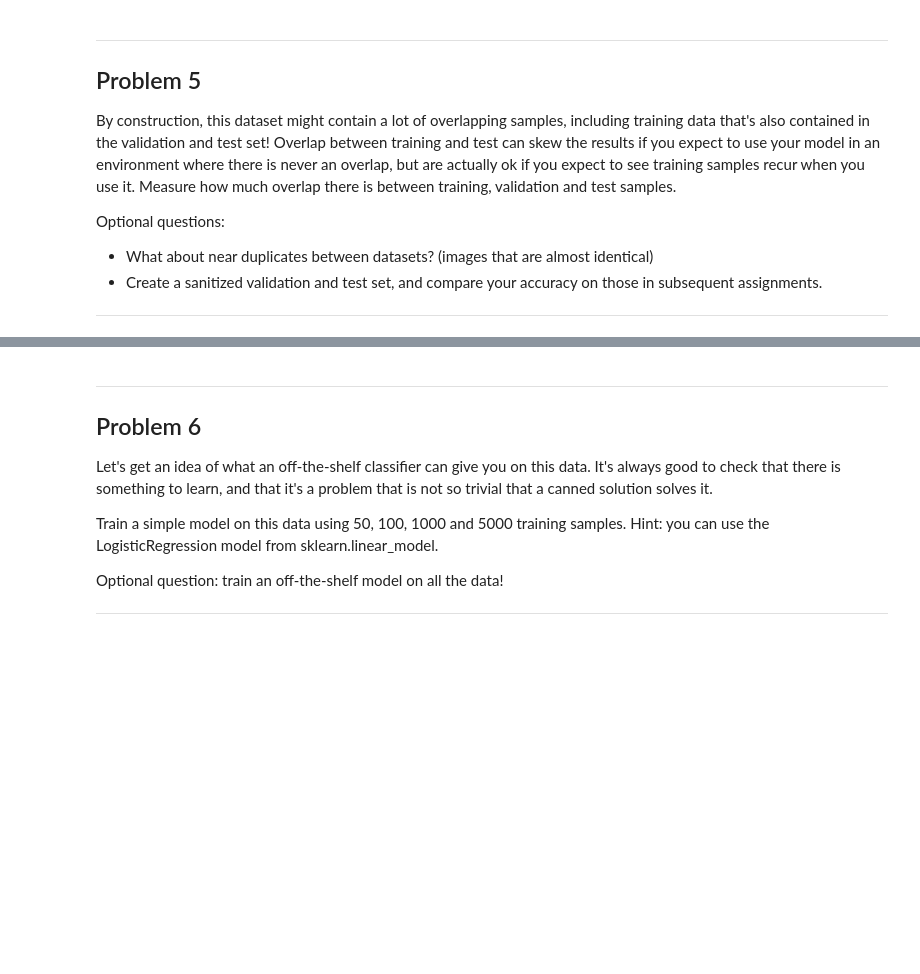
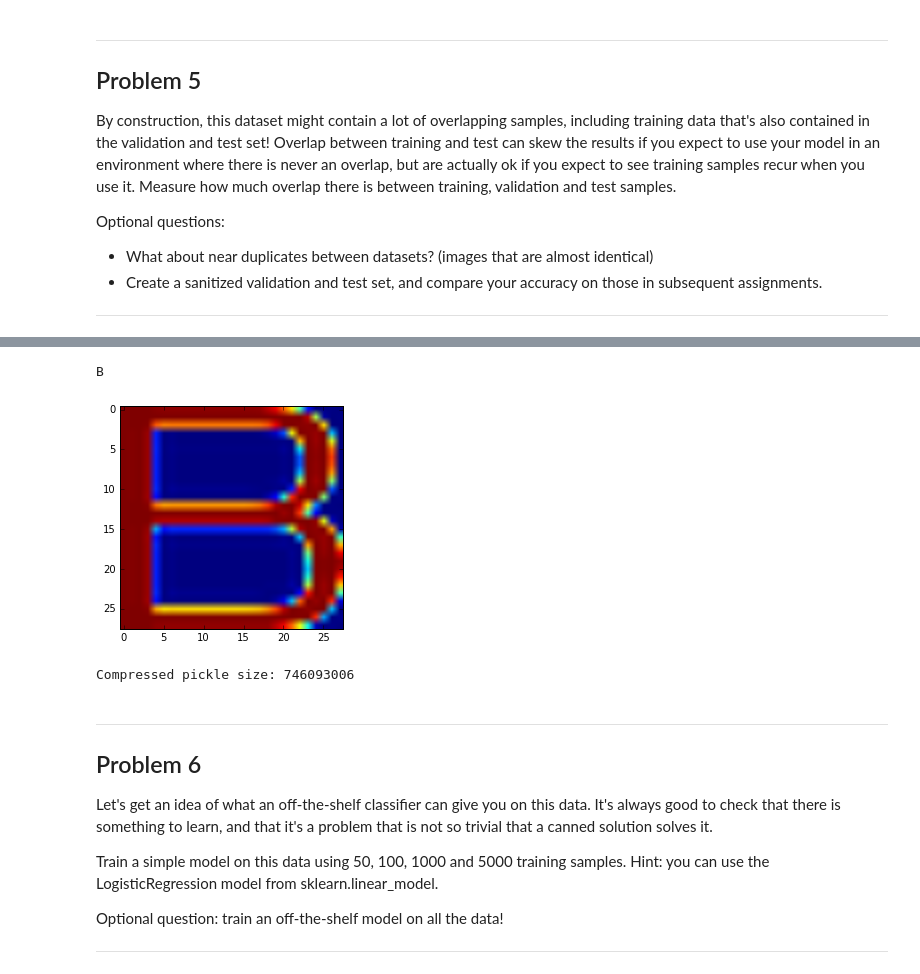
Before and after one commit to kevinzwb/udacity-deep-learning, a Jupyter notebook: 1_notmnist.ipynb, the cells around one changed output, grey strips where cells are left out. Cells and saved outputs as stored; diff of their text form; code cells hidden in the pictures; blank space fills up the shorter version.

```diff
--- a/1_notmnist.ipynb
+++ b/1_notmnist.ipynb
@@ -429,3 +490,40 @@ Optional questions:
+# %%
+# Make sure that the sanitized data is still good
+index = 122
+plt.imshow(test_dataset_st[index])
+print(label_dict[test_labels_st[index]])
+# %% [output]
+B
+[figure, added]
+# %%
+# Output the sanitized datasets
+pickle_file = 'notMNIST_st.pickle'
+
+try:
+    f = open(pickle_file, 'wb')
+    save = {
+        'train_dataset': train_dataset,
+        'train_labels': train_labels,
+        'valid_dataset': valid_dataset,
+        'valid_labels': valid_labels,
+        'test_dataset': test_dataset,
+        'test_labels': test_labels,
+        'valid_dataset_st': valid_dataset_st,
+        'valid_labels_st': valid_labels_st,
+        'test_dataset_st': test_dataset_st,
+        'test_labels_st': test_labels_st,
+        }
+    pickle.dump(save, f, pickle.HIGHEST_PROTOCOL)
+    f.close()
+
+except Exception as e:
+    print('Unable to save data to', pickle_file, ':', e)
+    raise
+
+statinfo = os.stat(pickle_file)
+print('Compressed pickle size:', statinfo.st_size)
+# %% [output]
+Compressed pickle size: 746093006
 # %% [markdown]
 ---
 Problem 6
```
Also changed, not shown: parts of 11 cells of this notebook.
